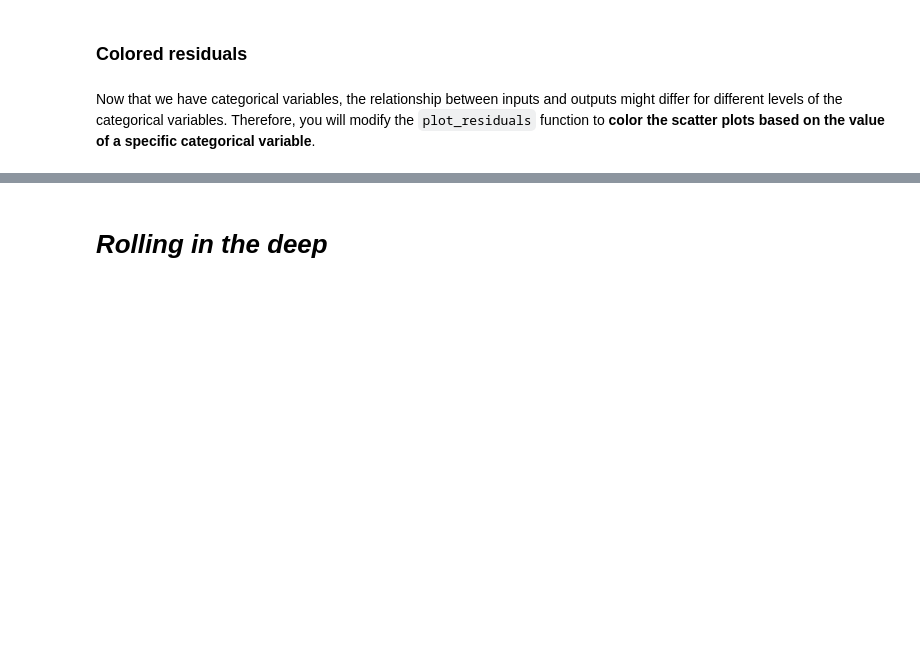
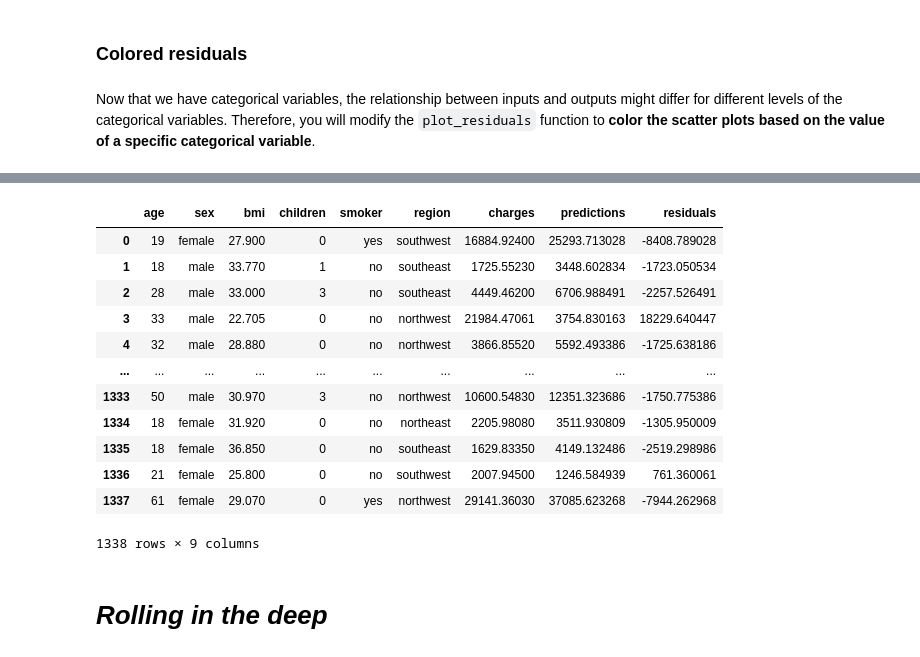
Before and after one commit to ICAI-IMAT-ML/p2-4-202304626, a Jupyter notebook: notebook/Lab_2_4_LR2.ipynb, the cells around one changed output, grey strips where cells are left out. Drawn from its saved outputs; the diff is of its cells as text; code cells hidden in the pictures; blank space fills up the shorter version.

```diff
--- a/notebook/Lab_2_4_LR2.ipynb
+++ b/notebook/Lab_2_4_LR2.ipynb
@@ -360,3 +416,19 @@ plot_residuals(data, 'charges', 'predictions', 'smoker')
+# %%
+data
+# %% [output]
+|  | age | sex | bmi | children | smoker | region | charges | predictions | residuals |
+| 0 | 19 | female | 27.900 | 0 | yes | southwest | 16884.92400 | 25293.713028 | -8408.789028 |
+| 1 | 18 | male | 33.770 | 1 | no | southeast | 1725.55230 | 3448.602834 | -1723.050534 |
+| 2 | 28 | male | 33.000 | 3 | no | southeast | 4449.46200 | 6706.988491 | -2257.526491 |
+| 3 | 33 | male | 22.705 | 0 | no | northwest | 21984.47061 | 3754.830163 | 18229.640447 |
+| 4 | 32 | male | 28.880 | 0 | no | northwest | 3866.85520 | 5592.493386 | -1725.638186 |
+| ... | ... | ... | ... | ... | ... | ... | ... | ... | ... |
+| 1333 | 50 | male | 30.970 | 3 | no | northwest | 10600.54830 | 12351.323686 | -1750.775386 |
+| 1334 | 18 | female | 31.920 | 0 | no | northeast | 2205.98080 | 3511.930809 | -1305.950009 |
+| 1335 | 18 | female | 36.850 | 0 | no | southeast | 1629.83350 | 4149.132486 | -2519.298986 |
+| 1336 | 21 | female | 25.800 | 0 | no | southwest | 2007.94500 | 1246.584939 | 761.360061 |
+| 1337 | 61 | female | 29.070 | 0 | yes | northwest | 29141.36030 | 37085.623268 | -7944.262968 |
+1338 rows × 9 columns
 # %% [markdown]
 # _Rolling in the deep_
 # %% [markdown]
```
Also changed, not shown: parts of 19 cells of this notebook, 1 other file.
